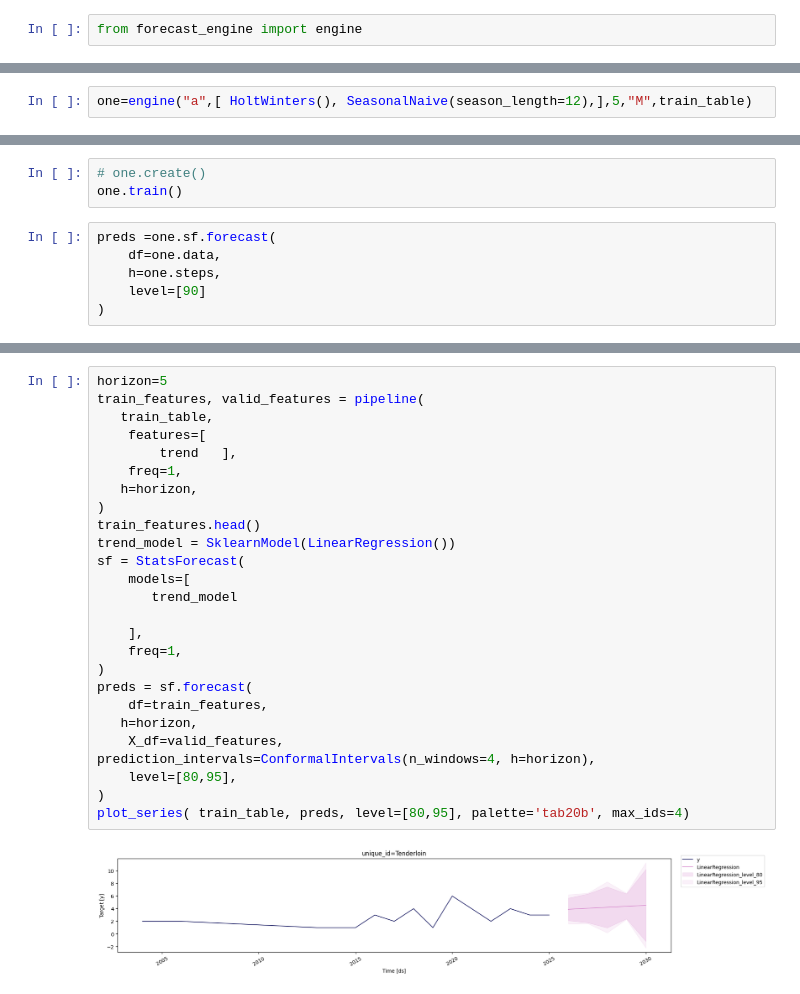
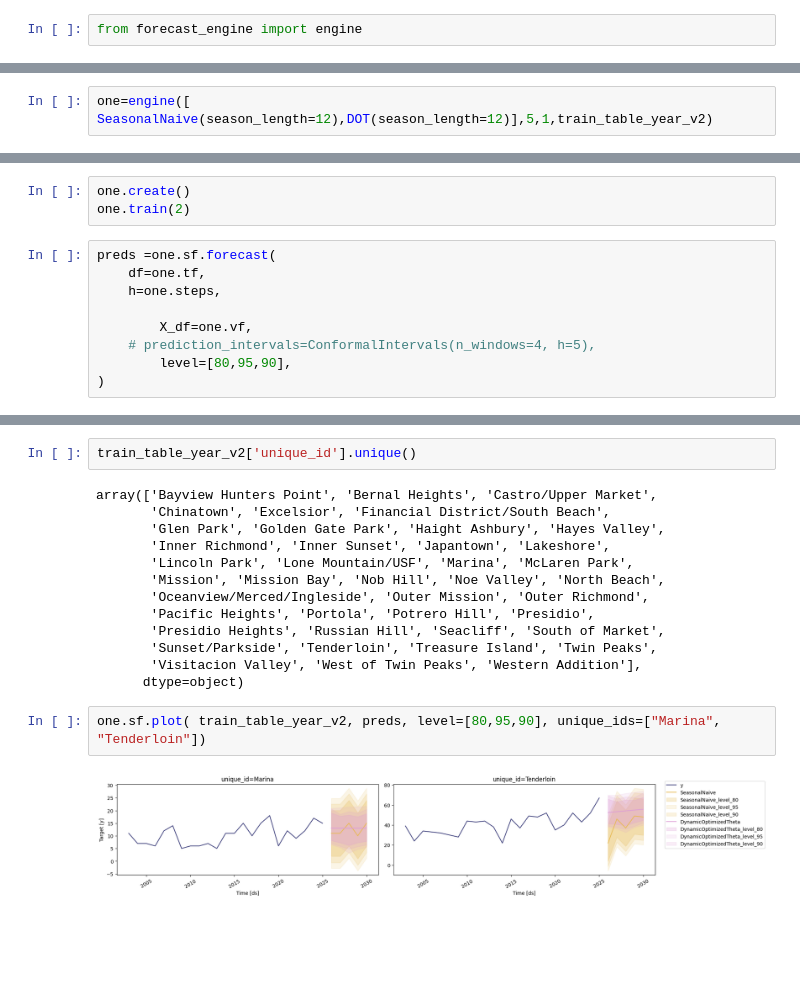
Before and after one commit to griffintighe/fire_ml, a Jupyter notebook: explore.ipynb, the cells around one changed output, grey strips where cells are left out. Cells and saved outputs as stored; diff of their text form; blank space fills up the shorter version.

```diff
--- a/explore.ipynb
+++ b/explore.ipynb
@@ -941,2 +203,2 @@ train_table=new_df[new_df['unique_id']=='Tenderloin']
 # %%
-one=engine("a",[ HoltWinters(), SeasonalNaive(season_length=12),],5,"M",train_table)
+one=engine([  SeasonalNaive(season_length=12),DOT(season_length=12)],5,1,train_table_year_v2)
@@ -985,9 +205,12 @@ one.data
 # %%
-# one.create()
-one.train()
+one.create()
+one.train(2)
 # %%
 preds =one.sf.forecast(
-    df=one.data,
+    df=one.tf,
     h=one.steps,
-    level=[90]
+
+        X_df=one.vf,
+    # prediction_intervals=ConformalIntervals(n_windows=4, h=5),
+        level=[80,95,90],
 )
@@ -1000,28 +217,19 @@ plot_series( train_table, preds, level=[80,95], palette='tab20b', max_ids=4)
-# %%
-horizon=5
-train_features, valid_features = pipeline(
-   train_table,
-    features=[
-        trend   ],
-    freq=1,
-   h=horizon,
-)
-train_features.head()
-trend_model = SklearnModel(LinearRegression())
-sf = StatsForecast(
-    models=[
-       trend_model
-
-    ],
-    freq=1,
-)
-preds = sf.forecast(
-    df=train_features,
-   h=horizon,
-    X_df=valid_features,
-prediction_intervals=ConformalIntervals(n_windows=4, h=horizon),
-    level=[80,95],
-)
-plot_series( train_table, preds, level=[80,95], palette='tab20b', max_ids=4)
-# %% [output]
-[figure, removed]
+# %%
+train_table_year_v2['unique_id'].unique()
+# %% [output]
+array(['Bayview Hunters Point', 'Bernal Heights', 'Castro/Upper Market',
+       'Chinatown', 'Excelsior', 'Financial District/South Beach',
+       'Glen Park', 'Golden Gate Park', 'Haight Ashbury', 'Hayes Valley',
+       'Inner Richmond', 'Inner Sunset', 'Japantown', 'Lakeshore',
+       'Lincoln Park', 'Lone Mountain/USF', 'Marina', 'McLaren Park',
+       'Mission', 'Mission Bay', 'Nob Hill', 'Noe Valley', 'North Beach',
+       'Oceanview/Merced/Ingleside', 'Outer Mission', 'Outer Richmond',
+       'Pacific Heights', 'Portola', 'Potrero Hill', 'Presidio',
+       'Presidio Heights', 'Russian Hill', 'Seacliff', 'South of Market',
+       'Sunset/Parkside', 'Tenderloin', 'Treasure Island', 'Twin Peaks',
+       'Visitacion Valley', 'West of Twin Peaks', 'Western Addition'],
+      dtype=object)
+# %%
+one.sf.plot( train_table_year_v2, preds, level=[80,95,90], unique_ids=["Marina", "Tenderloin"])
+# %% [output]
+[figure, added]
```
Also changed, not shown: parts of 145 cells of this notebook, 2 other files.
